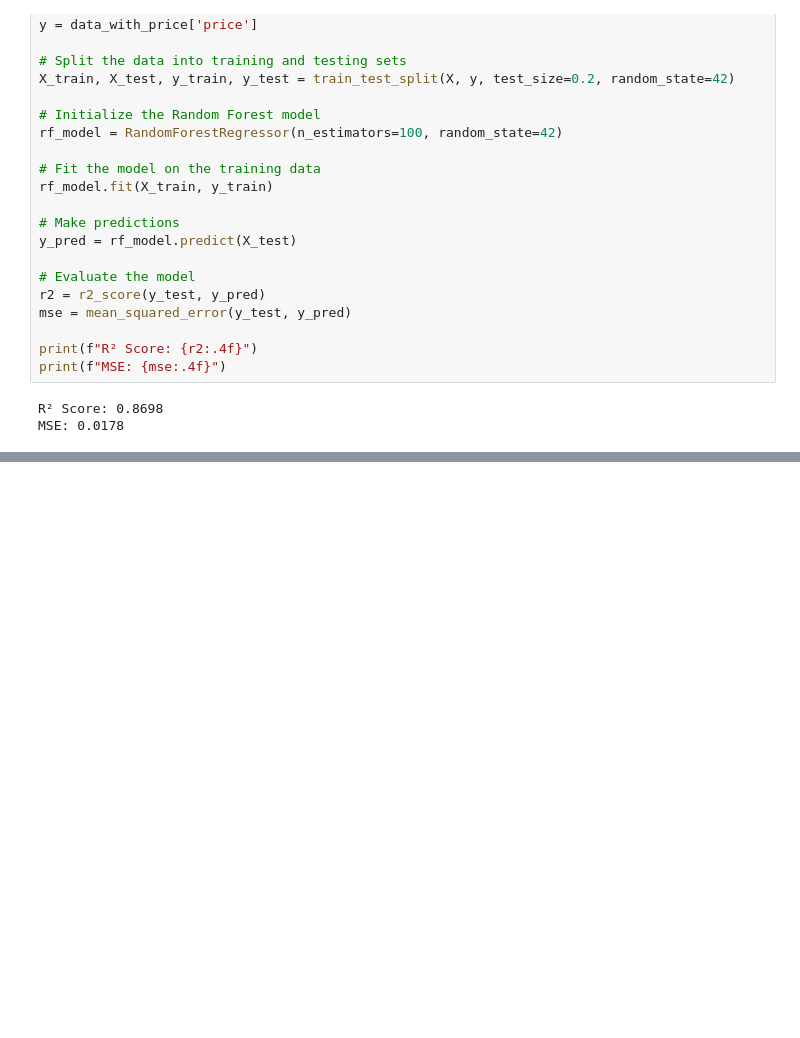
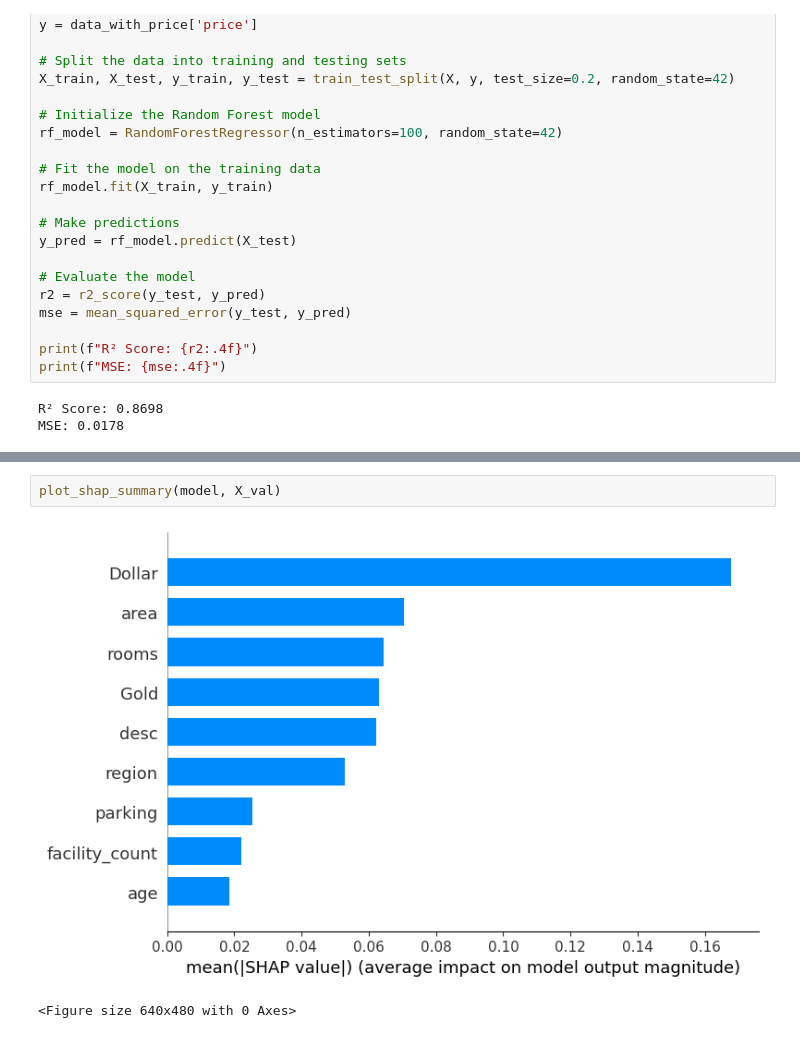
Before and after one commit to mostafamhmdi/bachelor-final-project, a Jupyter notebook: Codes/make-sales-model.ipynb, the cells around one changed output, grey strips where cells are left out. Drawn from its saved outputs; the diff is of its cells as text; blank space fills up the shorter version.

```diff
--- a/Codes/make-sales-model.ipynb
+++ b/Codes/make-sales-model.ipynb
@@ -703,0 +826,5 @@ df.to_csv('fill_price.csv',index=False,encoding='utf-8-sig')
+# %%
+plot_shap_summary(model, X_val)
+# %% [output]
+[figure, added]
+<Figure size 640x480 with 0 Axes>
```
Also changed, not shown: parts of 18 cells of this notebook.
